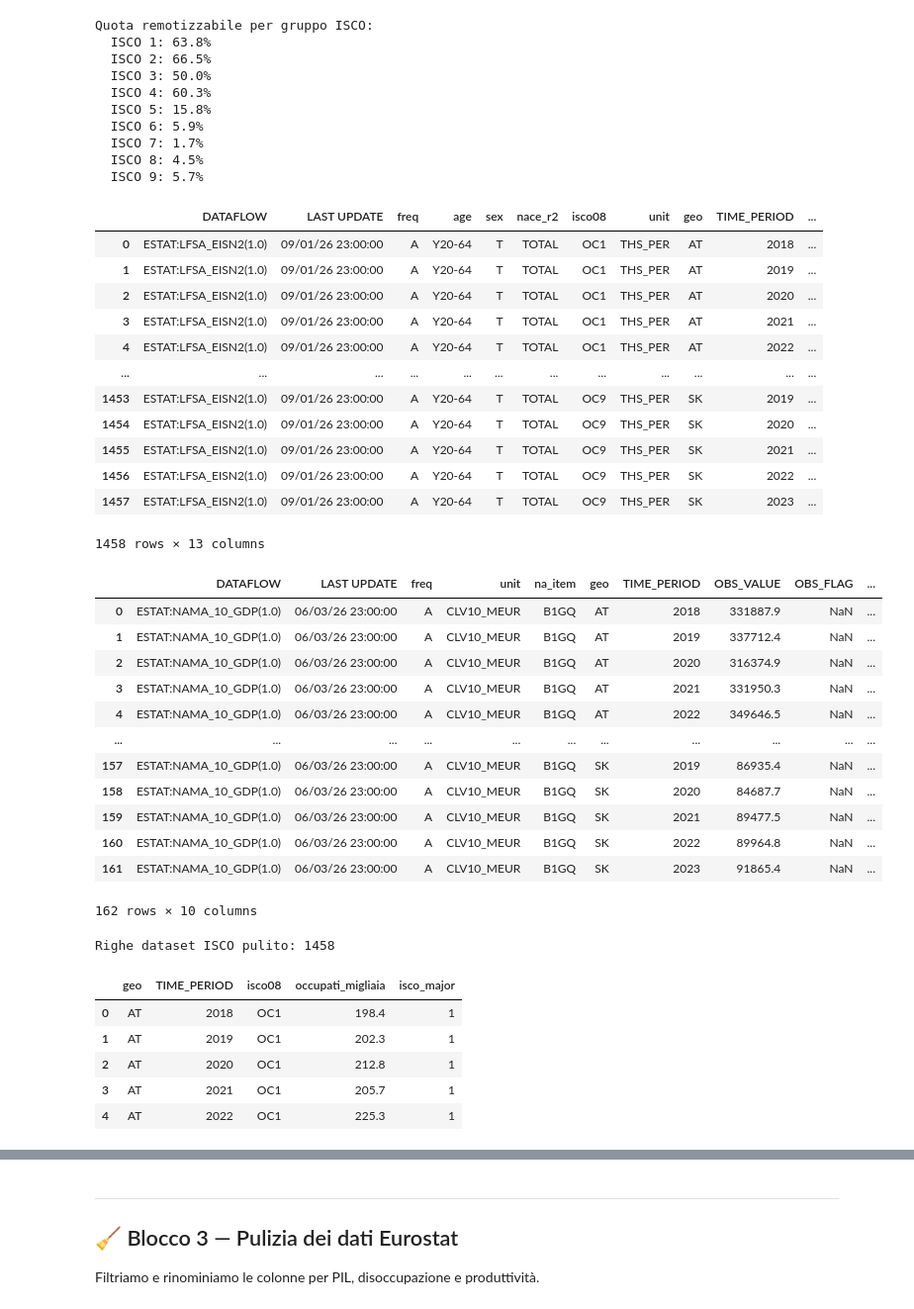
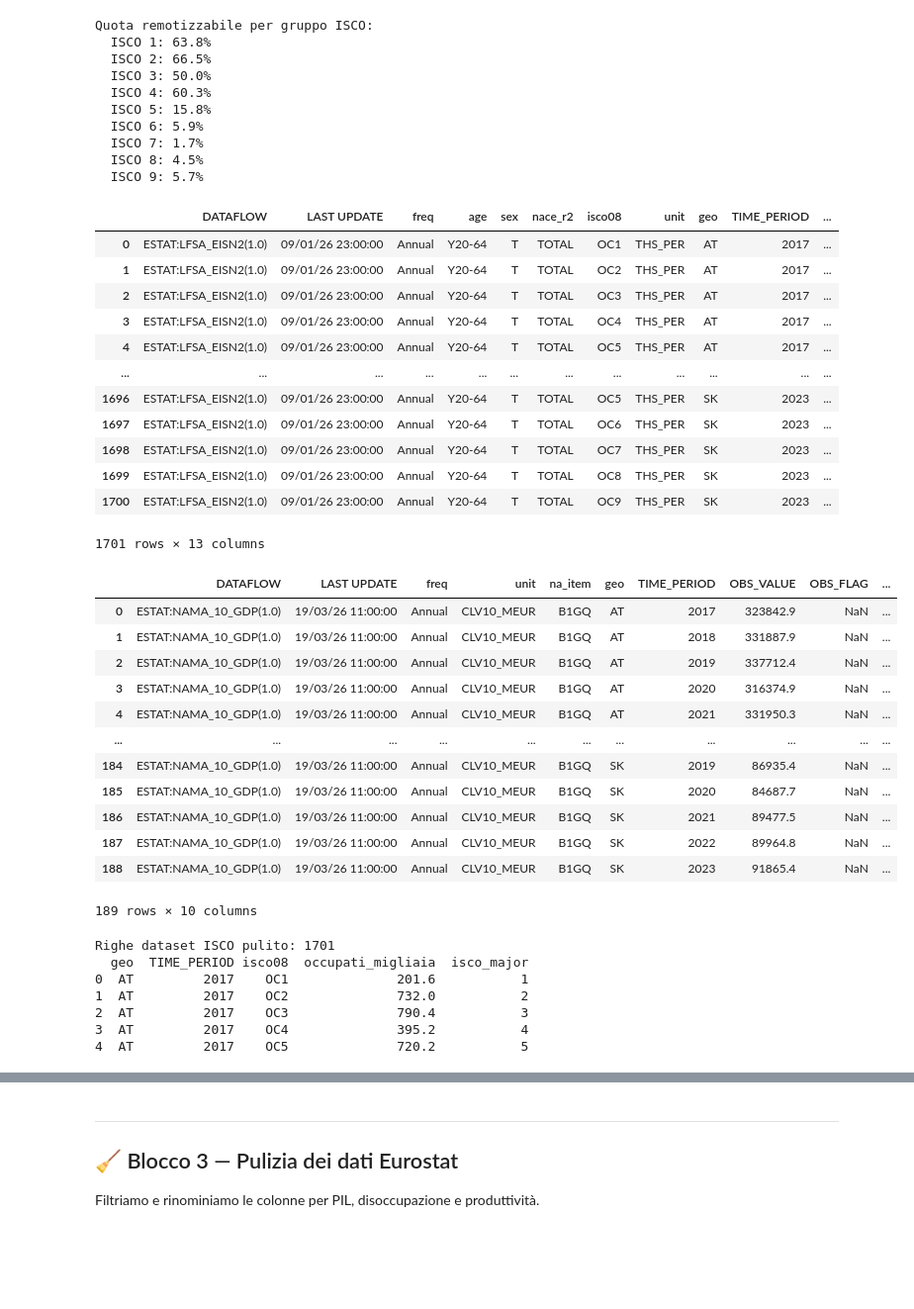
Before and after one commit to matperrucci-cell/Internet-Network-Economics, a Jupyter notebook: remote_work_semplificato.ipynb, the cells around one changed output, grey strips where cells are left out. Shown at 99% size. Cells and saved outputs as stored; diff of their text form; code cells hidden in the pictures; blank space fills up the shorter version.

```diff
--- a/remote_work_semplificato.ipynb
+++ b/remote_work_semplificato.ipynb
@@ -90,7 +90,7 @@ df_dn = pd.read_csv('occupations_workathome.csv')
 print(f'Dingel-Neiman: {len(df_dn)} righe')
 
 # File 2: dati Eurostat su occupazione ISCO e PIL, salvati insieme in un file JSON
-with open('combined_isco_gdp.json') as f:
+with open('combined_isco_gdp_2017_2023.json') as f:
     combined = json.load(f)
 
 df_isco_raw = pd.read_csv(io.StringIO(combined['isco']))
@@ -164,53 +164,53 @@ Quota remotizzabile per gruppo ISCO:
 # %%
 # STEP 2C: Pulizia del dataset occupazione ISCO (Eurostat)
 
 display(df_isco_raw)
 display(df_gdp_raw)
 
 df_isco = df_isco_raw[['geo', 'TIME_PERIOD', 'isco08', 'OBS_VALUE']].copy()
 df_isco = df_isco.dropna(subset=['OBS_VALUE'])               # rimuoviamo righe senza dati
 df_isco = df_isco[df_isco['geo'].isin(EU27)]                 # teniamo solo i 27 paesi UE
 
 # Convertiamo il codice Eurostat (es. 'OC1') in numero intero (1)
 df_isco['isco_major'] = df_isco['isco08'].str.replace('OC', '').astype(int)
 df_isco = df_isco.rename(columns={'OBS_VALUE': 'occupati_migliaia'})
 
 print(f'Righe dataset ISCO pulito: {len(df_isco)}')
-df_isco.head()
+print(df_isco.head())
 # %% [output]
 |  | DATAFLOW | LAST UPDATE | freq | age | sex | nace_r2 | isco08 | unit | geo | TIME_PERIOD | ... |
-| 0 | ESTAT:LFSA_EISN2(1.0) | 09/01/26 23:00:00 | A | Y20-64 | T | TOTAL | OC1 | THS_PER | AT | 2018 | ... |
-| 1 | ESTAT:LFSA_EISN2(1.0) | 09/01/26 23:00:00 | A | Y20-64 | T | TOTAL | OC1 | THS_PER | AT | 2019 | ... |
-| 2 | ESTAT:LFSA_EISN2(1.0) | 09/01/26 23:00:00 | A | Y20-64 | T | TOTAL | OC1 | THS_PER | AT | 2020 | ... |
-| 3 | ESTAT:LFSA_EISN2(1.0) | 09/01/26 23:00:00 | A | Y20-64 | T | TOTAL | OC1 | THS_PER | AT | 2021 | ... |
-| 4 | ESTAT:LFSA_EISN2(1.0) | 09/01/26 23:00:00 | A | Y20-64 | T | TOTAL | OC1 | THS_PER | AT | 2022 | ... |
+| 0 | ESTAT:LFSA_EISN2(1.0) | 09/01/26 23:00:00 | Annual | Y20-64 | T | TOTAL | OC1 | THS_PER | AT | 2017 | ... |
+| 1 | ESTAT:LFSA_EISN2(1.0) | 09/01/26 23:00:00 | Annual | Y20-64 | T | TOTAL | OC2 | THS_PER | AT | 2017 | ... |
+| 2 | ESTAT:LFSA_EISN2(1.0) | 09/01/26 23:00:00 | Annual | Y20-64 | T | TOTAL | OC3 | THS_PER | AT | 2017 | ... |
+| 3 | ESTAT:LFSA_EISN2(1.0) | 09/01/26 23:00:00 | Annual | Y20-64 | T | TOTAL | OC4 | THS_PER | AT | 2017 | ... |
+| 4 | ESTAT:LFSA_EISN2(1.0) | 09/01/26 23:00:00 | Annual | Y20-64 | T | TOTAL | OC5 | THS_PER | AT | 2017 | ... |
 | ... | ... | ... | ... | ... | ... | ... | ... | ... | ... | ... | ... |
-| 1453 | ESTAT:LFSA_EISN2(1.0) | 09/01/26 23:00:00 | A | Y20-64 | T | TOTAL | OC9 | THS_PER | SK | 2019 | ... |
-| 1454 | ESTAT:LFSA_EISN2(1.0) | 09/01/26 23:00:00 | A | Y20-64 | T | TOTAL | OC9 | THS_PER | SK | 2020 | ... |
-| 1455 | ESTAT:LFSA_EISN2(1.0) | 09/01/26 23:00:00 | A | Y20-64 | T | TOTAL | OC9 | THS_PER | SK | 2021 | ... |
-| 1456 | ESTAT:LFSA_EISN2(1.0) | 09/01/26 23:00:00 | A | Y20-64 | T | TOTAL | OC9 | THS_PER | SK | 2022 | ... |
-| 1457 | ESTAT:LFSA_EISN2(1.0) | 09/01/26 23:00:00 | A | Y20-64 | T | TOTAL | OC9 | THS_PER | SK | 2023 | ... |
+| 1696 | ESTAT:LFSA_EISN2(1.0) | 09/01/26 23:00:00 | Annual | Y20-64 | T | TOTAL | OC5 | THS_PER | SK | 2023 | ... |
+| 1697 | ESTAT:LFSA_EISN2(1.0) | 09/01/26 23:00:00 | Annual | Y20-64 | T | TOTAL | OC6 | THS_PER | SK | 2023 | ... |
+| 1698 | ESTAT:LFSA_EISN2(1.0) | 09/01/26 23:00:00 | Annual | Y20-64 | T | TOTAL | OC7 | THS_PER | SK | 2023 | ... |
+| 1699 | ESTAT:LFSA_EISN2(1.0) | 09/01/26 23:00:00 | Annual | Y20-64 | T | TOTAL | OC8 | THS_PER | SK | 2023 | ... |
+| 1700 | ESTAT:LFSA_EISN2(1.0) | 09/01/26 23:00:00 | Annual | Y20-64 | T | TOTAL | OC9 | THS_PER | SK | 2023 | ... |
-1458 rows × 13 columns
+1701 rows × 13 columns
 |  | DATAFLOW | LAST UPDATE | freq | unit | na_item | geo | TIME_PERIOD | OBS_VALUE | OBS_FLAG | ... |
-| 0 | ESTAT:NAMA_10_GDP(1.0) | 06/03/26 23:00:00 | A | CLV10_MEUR | B1GQ | AT | 2018 | 331887.9 | NaN | ... |
-| 1 | ESTAT:NAMA_10_GDP(1.0) | 06/03/26 23:00:00 | A | CLV10_MEUR | B1GQ | AT | 2019 | 337712.4 | NaN | ... |
-| 2 | ESTAT:NAMA_10_GDP(1.0) | 06/03/26 23:00:00 | A | CLV10_MEUR | B1GQ | AT | 2020 | 316374.9 | NaN | ... |
-| 3 | ESTAT:NAMA_10_GDP(1.0) | 06/03/26 23:00:00 | A | CLV10_MEUR | B1GQ | AT | 2021 | 331950.3 | NaN | ... |
-| 4 | ESTAT:NAMA_10_GDP(1.0) | 06/03/26 23:00:00 | A | CLV10_MEUR | B1GQ | AT | 2022 | 349646.5 | NaN | ... |
+| 0 | ESTAT:NAMA_10_GDP(1.0) | 19/03/26 11:00:00 | Annual | CLV10_MEUR | B1GQ | AT | 2017 | 323842.9 | NaN | ... |
+| 1 | ESTAT:NAMA_10_GDP(1.0) | 19/03/26 11:00:00 | Annual | CLV10_MEUR | B1GQ | AT | 2018 | 331887.9 | NaN | ... |
+| 2 | ESTAT:NAMA_10_GDP(1.0) | 19/03/26 11:00:00 | Annual | CLV10_MEUR | B1GQ | AT | 2019 | 337712.4 | NaN | ... |
+| 3 | ESTAT:NAMA_10_GDP(1.0) | 19/03/26 11:00:00 | Annual | CLV10_MEUR | B1GQ | AT | 2020 | 316374.9 | NaN | ... |
+| 4 | ESTAT:NAMA_10_GDP(1.0) | 19/03/26 11:00:00 | Annual | CLV10_MEUR | B1GQ | AT | 2021 | 331950.3 | NaN | ... |
 | ... | ... | ... | ... | ... | ... | ... | ... | ... | ... | ... |
-| 157 | ESTAT:NAMA_10_GDP(1.0) | 06/03/26 23:00:00 | A | CLV10_MEUR | B1GQ | SK | 2019 | 86935.4 | NaN | ... |
-| 158 | ESTAT:NAMA_10_GDP(1.0) | 06/03/26 23:00:00 | A | CLV10_MEUR | B1GQ | SK | 2020 | 84687.7 | NaN | ... |
-| 159 | ESTAT:NAMA_10_GDP(1.0) | 06/03/26 23:00:00 | A | CLV10_MEUR | B1GQ | SK | 2021 | 89477.5 | NaN | ... |
-| 160 | ESTAT:NAMA_10_GDP(1.0) | 06/03/26 23:00:00 | A | CLV10_MEUR | B1GQ | SK | 2022 | 89964.8 | NaN | ... |
-| 161 | ESTAT:NAMA_10_GDP(1.0) | 06/03/26 23:00:00 | A | CLV10_MEUR | B1GQ | SK | 2023 | 91865.4 | NaN | ... |
+| 184 | ESTAT:NAMA_10_GDP(1.0) | 19/03/26 11:00:00 | Annual | CLV10_MEUR | B1GQ | SK | 2019 | 86935.4 | NaN | ... |
+| 185 | ESTAT:NAMA_10_GDP(1.0) | 19/03/26 11:00:00 | Annual | CLV10_MEUR | B1GQ | SK | 2020 | 84687.7 | NaN | ... |
+| 186 | ESTAT:NAMA_10_GDP(1.0) | 19/03/26 11:00:00 | Annual | CLV10_MEUR | B1GQ | SK | 2021 | 89477.5 | NaN | ... |
+| 187 | ESTAT:NAMA_10_GDP(1.0) | 19/03/26 11:00:00 | Annual | CLV10_MEUR | B1GQ | SK | 2022 | 89964.8 | NaN | ... |
+| 188 | ESTAT:NAMA_10_GDP(1.0) | 19/03/26 11:00:00 | Annual | CLV10_MEUR | B1GQ | SK | 2023 | 91865.4 | NaN | ... |
-162 rows × 10 columns
+189 rows × 10 columns
-Righe dataset ISCO pulito: 1458
+Righe dataset ISCO pulito: 1701
+  geo  TIME_PERIOD isco08  occupati_migliaia  isco_major
+0  AT         2017    OC1              201.6           1
+1  AT         2017    OC2              732.0           2
+2  AT         2017    OC3              790.4           3
+3  AT         2017    OC4              395.2           4
+4  AT         2017    OC5              720.2           5
-|  | geo | TIME_PERIOD | isco08 | occupati_migliaia | isco_major |
-| 0 | AT | 2018 | OC1 | 198.4 | 1 |
-| 1 | AT | 2019 | OC1 | 202.3 | 1 |
-| 2 | AT | 2020 | OC1 | 212.8 | 1 |
-| 3 | AT | 2021 | OC1 | 205.7 | 1 |
-| 4 | AT | 2022 | OC1 | 225.3 | 1 |
 # %%
 # STEP 2D: Calcoliamo la quota di ogni gruppo ISCO rispetto al totale nazionale
 # Prima calcoliamo il totale degli occupati per (paese, anno)
```
Also changed, not shown: parts of 16 cells of this notebook, 3 other files.
